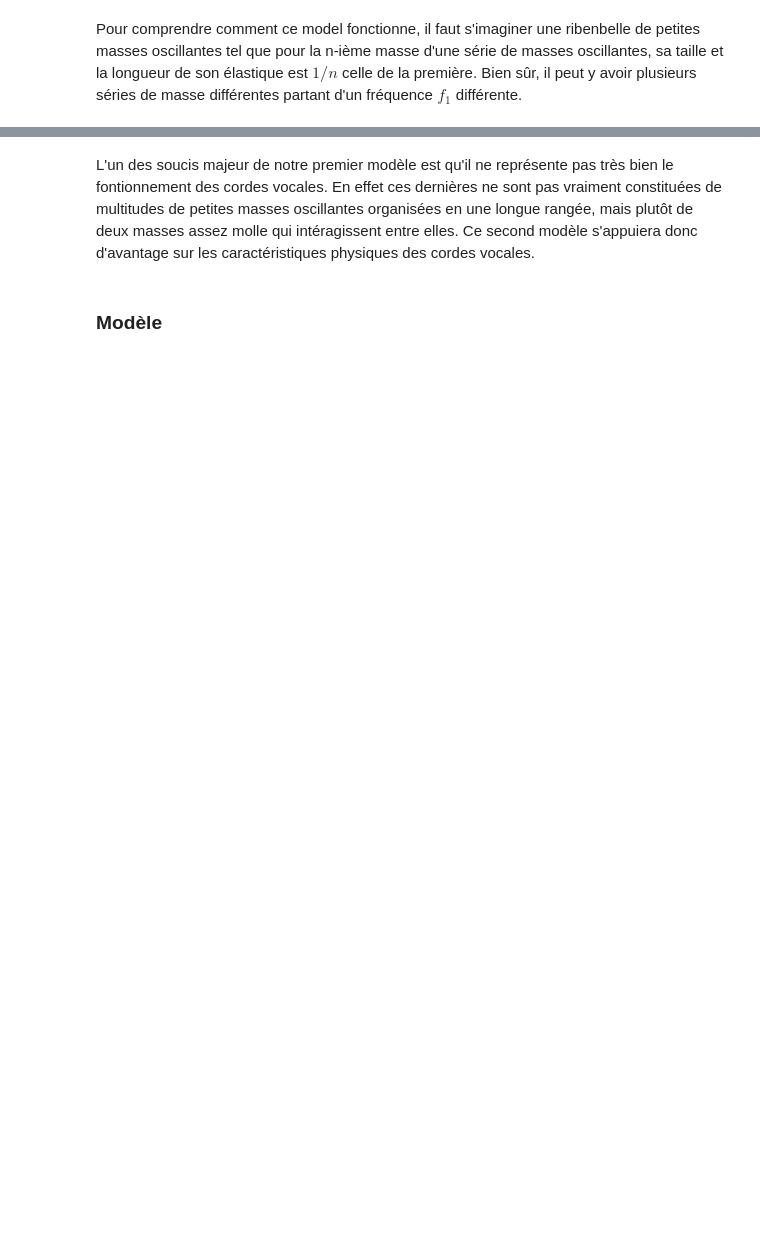
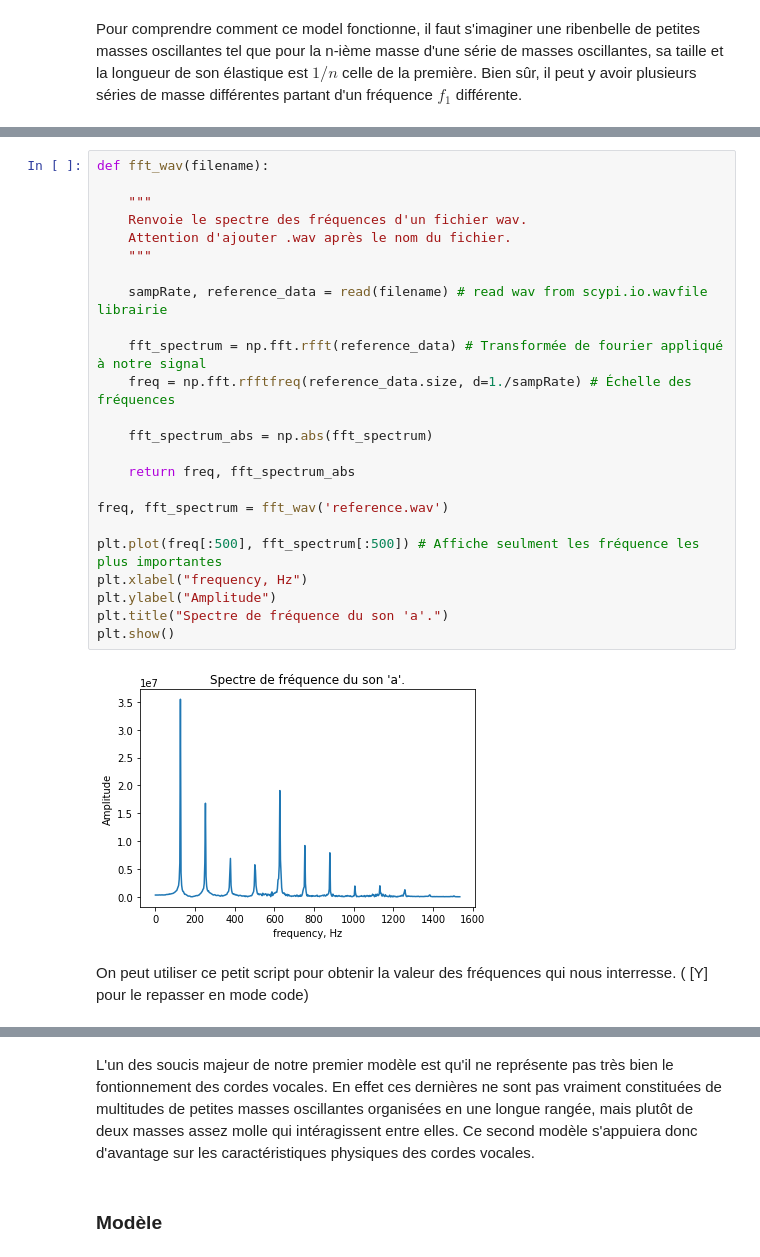
Before and after one commit to Entinus-oss/Projet-LUPY222, a Jupyter notebook: compte-rendu-1.ipynb, the cells around one changed output, grey strips where cells are left out. Saved outputs shown, nothing was run; the diff lists cells and outputs as text; blank space fills up the shorter version.

```diff
--- a/compte-rendu-1.ipynb
+++ b/compte-rendu-1.ipynb
@@ -110,0 +151,28 @@ Pour comprendre comment ce model fonctionne, il faut s'imaginer une ribenbelle d
+# %%
+def fft_wav(filename):
+
+    """
+    Renvoie le spectre des fréquences d'un fichier wav.
+    Attention d'ajouter .wav après le nom du fichier.
+    """
+
+    sampRate, reference_data = read(filename) # read wav from scypi.io.wavfile librairie
+
+    fft_spectrum = np.fft.rfft(reference_data) # Transformée de fourier appliqué à notre signal
+    freq = np.fft.rfftfreq(reference_data.size, d=1./sampRate) # Échelle des fréquences
+
+    fft_spectrum_abs = np.abs(fft_spectrum)
+
+    return freq, fft_spectrum_abs
+
+freq, fft_spectrum = fft_wav('reference.wav')
+
+plt.plot(freq[:500], fft_spectrum[:500]) # Affiche seulment les fréquence les plus importantes
+plt.xlabel("frequency, Hz")
+plt.ylabel("Amplitude")
+plt.title("Spectre de fréquence du son 'a'.")
+plt.show()
+# %% [output]
+[figure, added]
+# %% [markdown]
+On peut utiliser ce petit script pour obtenir la valeur des fréquences qui nous interresse. ( [Y] pour le repasser en mode code)
```
Also changed, not shown: parts of 38 cells of this notebook.
